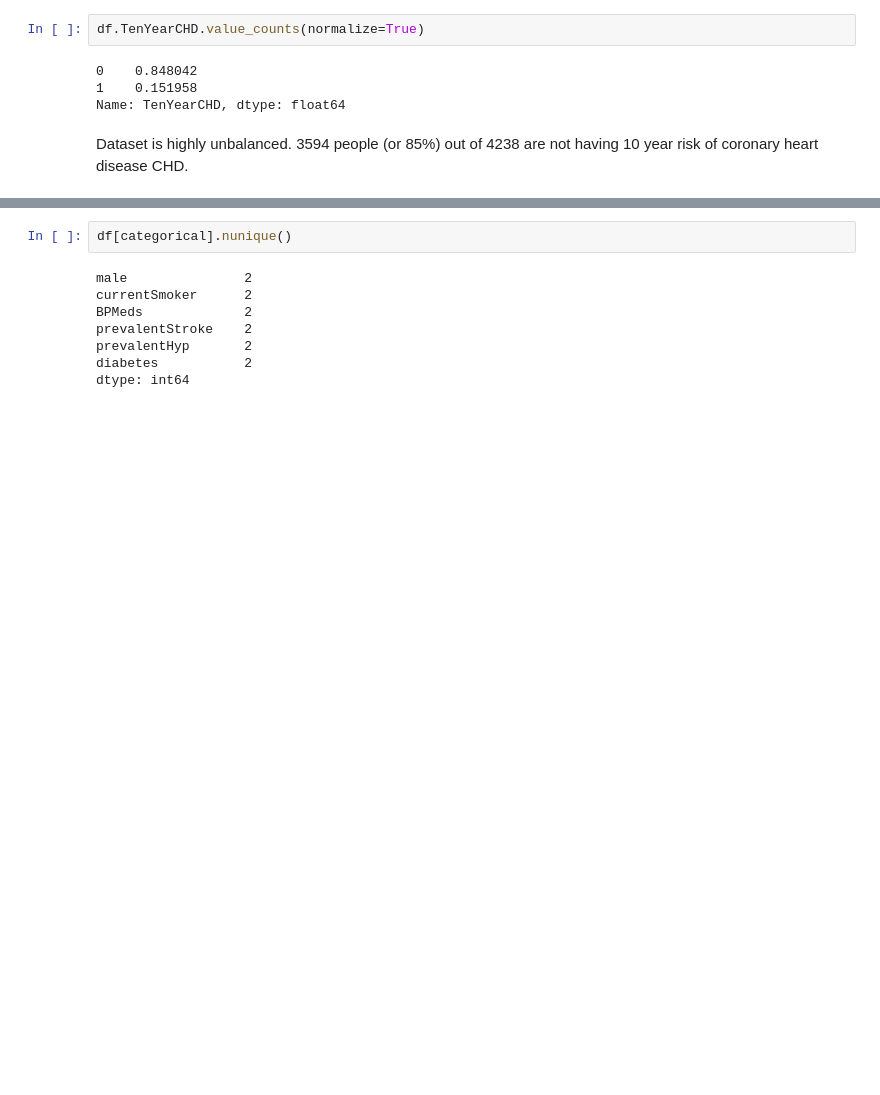
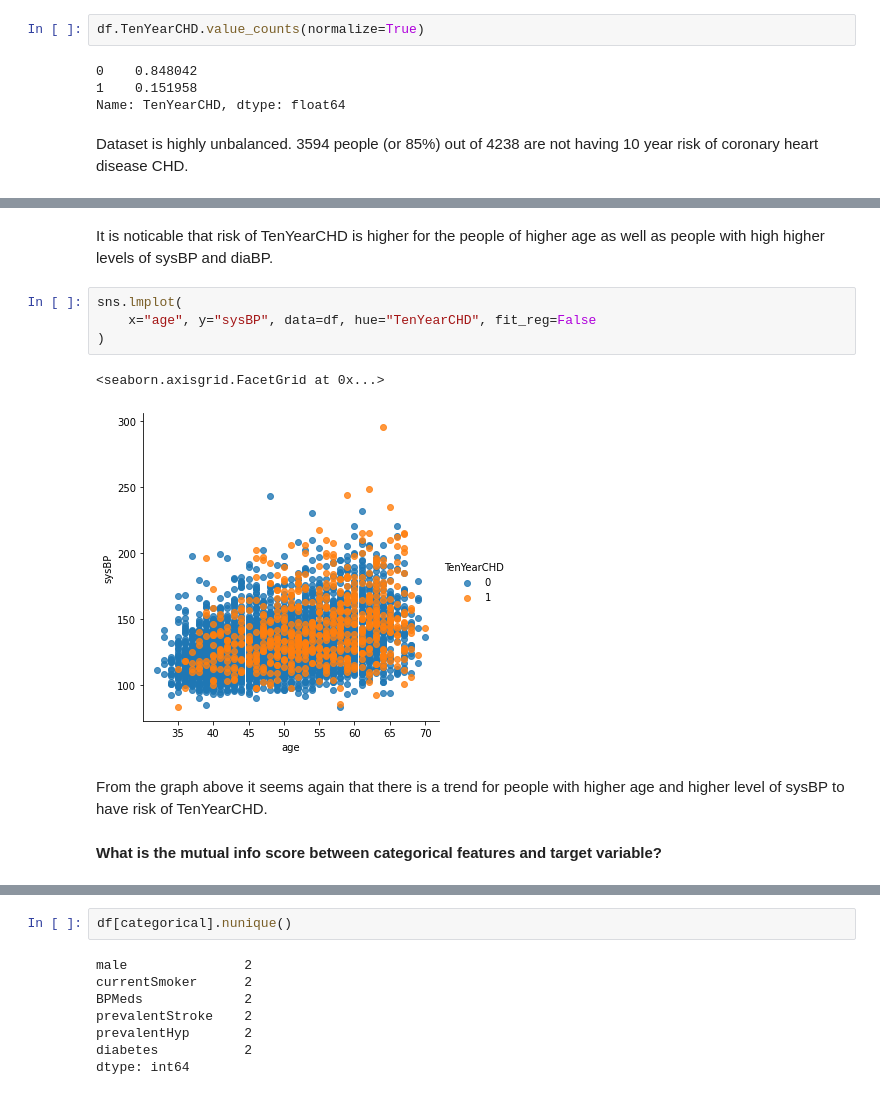
Before and after one commit to DZorikhin/heart-desease-pred, a Jupyter notebook: heart-desease-prediction.ipynb, the cells around one changed output, grey strips where cells are left out. Saved outputs shown, nothing was run; the diff lists cells and outputs as text; blank space fills up the shorter version.

```diff
--- a/heart-desease-prediction.ipynb
+++ b/heart-desease-prediction.ipynb
@@ -183,0 +236,13 @@ Dataset is highly unbalanced. 3594 people (or 85%) out of 4238 are not having 10
+# %% [markdown]
+It is noticable that risk of TenYearCHD is higher for the people of higher age as well as people with high higher levels of sysBP and diaBP.
+# %%
+sns.lmplot(
+    x="age", y="sysBP", data=df, hue="TenYearCHD", fit_reg=False
+)
+# %% [output]
+<seaborn.axisgrid.FacetGrid at 0x...>
+[figure, added]
+# %% [markdown]
+From the graph above it seems again that there is a trend for people with higher age and higher level of sysBP to have risk of TenYearCHD.
+# %% [markdown]
+**What is the mutual info score between categorical features and target variable?**
```
Also changed, not shown: parts of 12 cells of this notebook.
